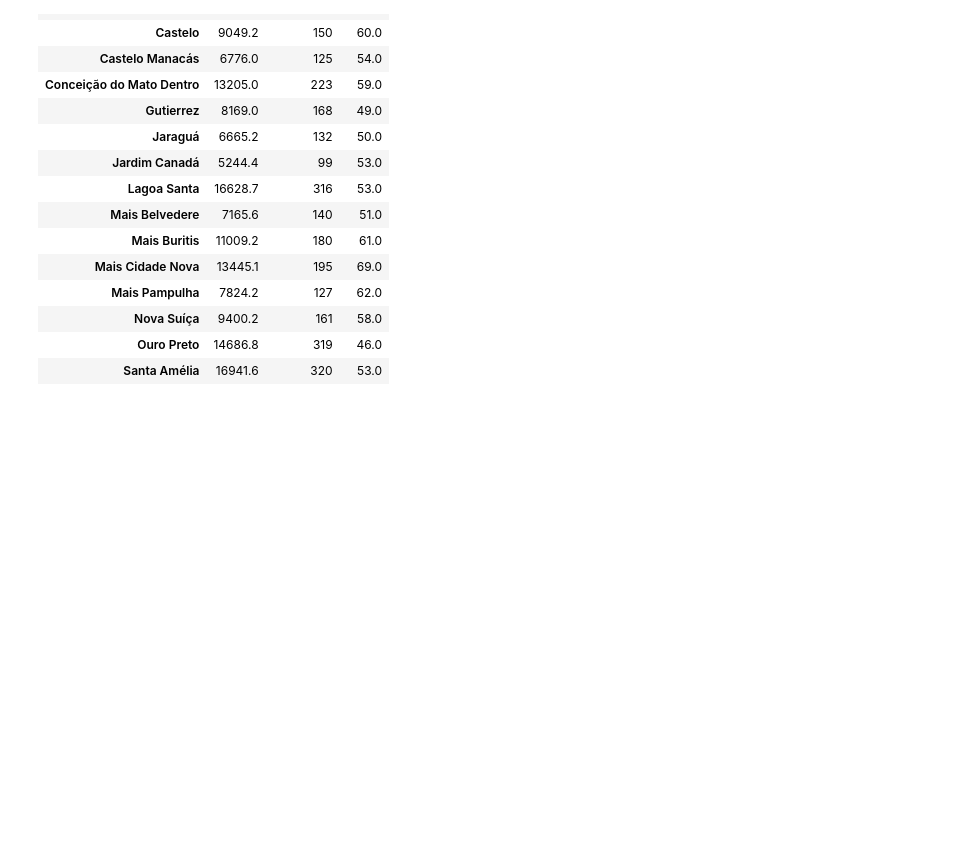
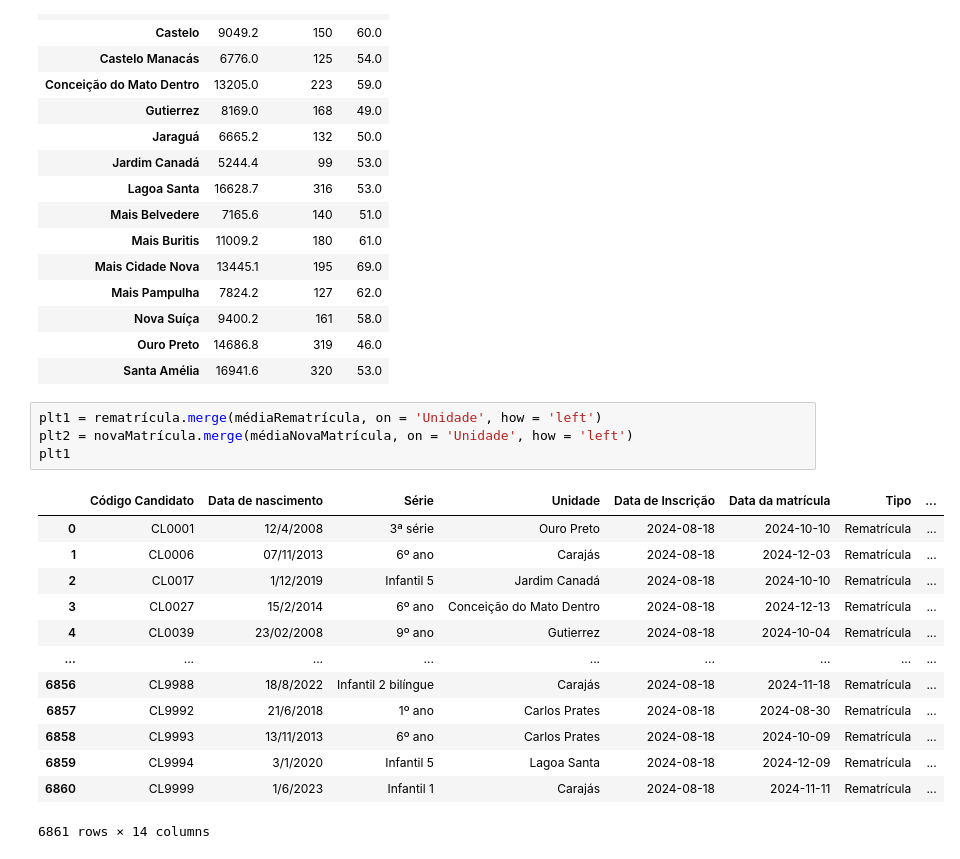
Before and after one commit to ThalesMelo1/Coleguium-Entrevista, a Jupyter notebook: Code/Análise_3.ipynb, the cells around one changed output. Drawn from its saved outputs; the diff is of its cells as text; blank space fills up the shorter version.

```diff
--- a/Code/Análise_3.ipynb
+++ b/Code/Análise_3.ipynb
@@ -200,4 +202,22 @@ médiaNovaMatrícula
 | Nova Suíça | 9400.2 | 161 | 58.0 |
 | Ouro Preto | 14686.8 | 319 | 46.0 |
 | Santa Amélia | 16941.6 | 320 | 53.0 |
+# %%
+plt1 = rematrícula.merge(médiaRematrícula, on = 'Unidade', how = 'left')
+plt2 = novaMatrícula.merge(médiaNovaMatrícula, on = 'Unidade', how = 'left')
+plt1
+# %% [output]
+|  | Código Candidato | Data de nascimento | Série | Unidade | Data de Inscrição | Data da matrícula | Tipo | ... |
+| 0 | CL0001 | 12/4/2008 | 3ª série | Ouro Preto | 2024-08-18 | 2024-10-10 | Rematrícula | ... |
+| 1 | CL0006 | 07/11/2013 | 6º ano | Carajás | 2024-08-18 | 2024-12-03 | Rematrícula | ... |
+| 2 | CL0017 | 1/12/2019 | Infantil 5 | Jardim Canadá | 2024-08-18 | 2024-10-10 | Rematrícula | ... |
+| 3 | CL0027 | 15/2/2014 | 6º ano | Conceição do Mato Dentro | 2024-08-18 | 2024-12-13 | Rematrícula | ... |
+| 4 | CL0039 | 23/02/2008 | 9º ano | Gutierrez | 2024-08-18 | 2024-10-04 | Rematrícula | ... |
+| ... | ... | ... | ... | ... | ... | ... | ... | ... |
+| 6856 | CL9988 | 18/8/2022 | Infantil 2 bilíngue | Carajás | 2024-08-18 | 2024-11-18 | Rematrícula | ... |
+| 6857 | CL9992 | 21/6/2018 | 1º ano | Carlos Prates | 2024-08-18 | 2024-08-30 | Rematrícula | ... |
+| 6858 | CL9993 | 13/11/2013 | 6º ano | Carlos Prates | 2024-08-18 | 2024-10-09 | Rematrícula | ... |
+| 6859 | CL9994 | 3/1/2020 | Infantil 5 | Lagoa Santa | 2024-08-18 | 2024-12-09 | Rematrícula | ... |
+| 6860 | CL9999 | 1/6/2023 | Infantil 1 | Carajás | 2024-08-18 | 2024-11-11 | Rematrícula | ... |
+6861 rows × 14 columns
 # %%
```
Also changed, not shown: parts of 2 cells of this notebook.
